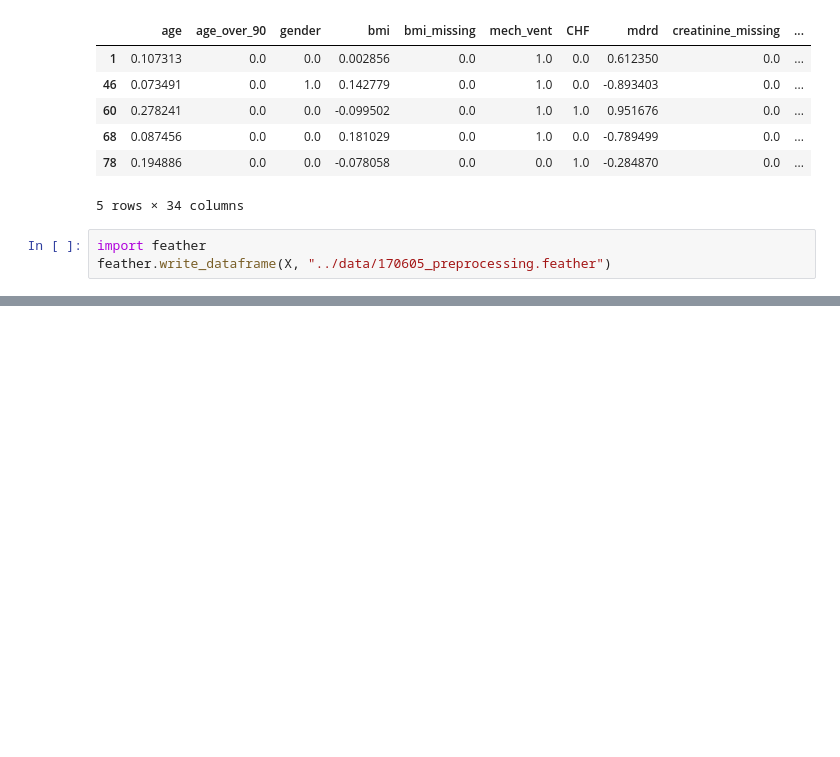
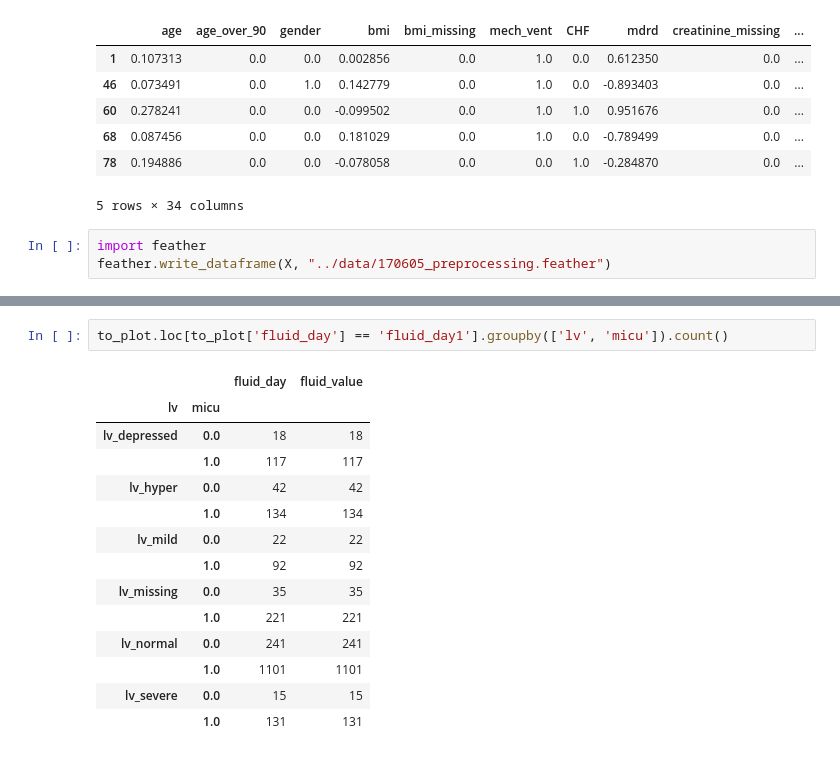
Before and after one commit to yhtgrace/echo, a Jupyter notebook: notebooks/170605_preprocessing.ipynb, the cells around one changed output, grey strips where cells are left out. Drawn from its saved outputs; the diff is of its cells as text; blank space fills up the shorter version.

```diff
--- a/notebooks/170605_preprocessing.ipynb
+++ b/notebooks/170605_preprocessing.ipynb
@@ -254,0 +266,17 @@ feather.write_dataframe(X, "../data/170605_preprocessing.feather")
+# %%
+to_plot.loc[to_plot['fluid_day'] == 'fluid_day1'].groupby(['lv', 'micu']).count()
+# %% [output]
+|  |  | fluid_day | fluid_value |
+| lv | micu |  |  |
+| lv_depressed | 0.0 | 18 | 18 |
+|  | 1.0 | 117 | 117 |
+| lv_hyper | 0.0 | 42 | 42 |
+|  | 1.0 | 134 | 134 |
+| lv_mild | 0.0 | 22 | 22 |
+|  | 1.0 | 92 | 92 |
+| lv_missing | 0.0 | 35 | 35 |
+|  | 1.0 | 221 | 221 |
+| lv_normal | 0.0 | 241 | 241 |
+|  | 1.0 | 1101 | 1101 |
+| lv_severe | 0.0 | 15 | 15 |
+|  | 1.0 | 131 | 131 |
```
Also changed, not shown: parts of 2 cells of this notebook, 1 other file.
